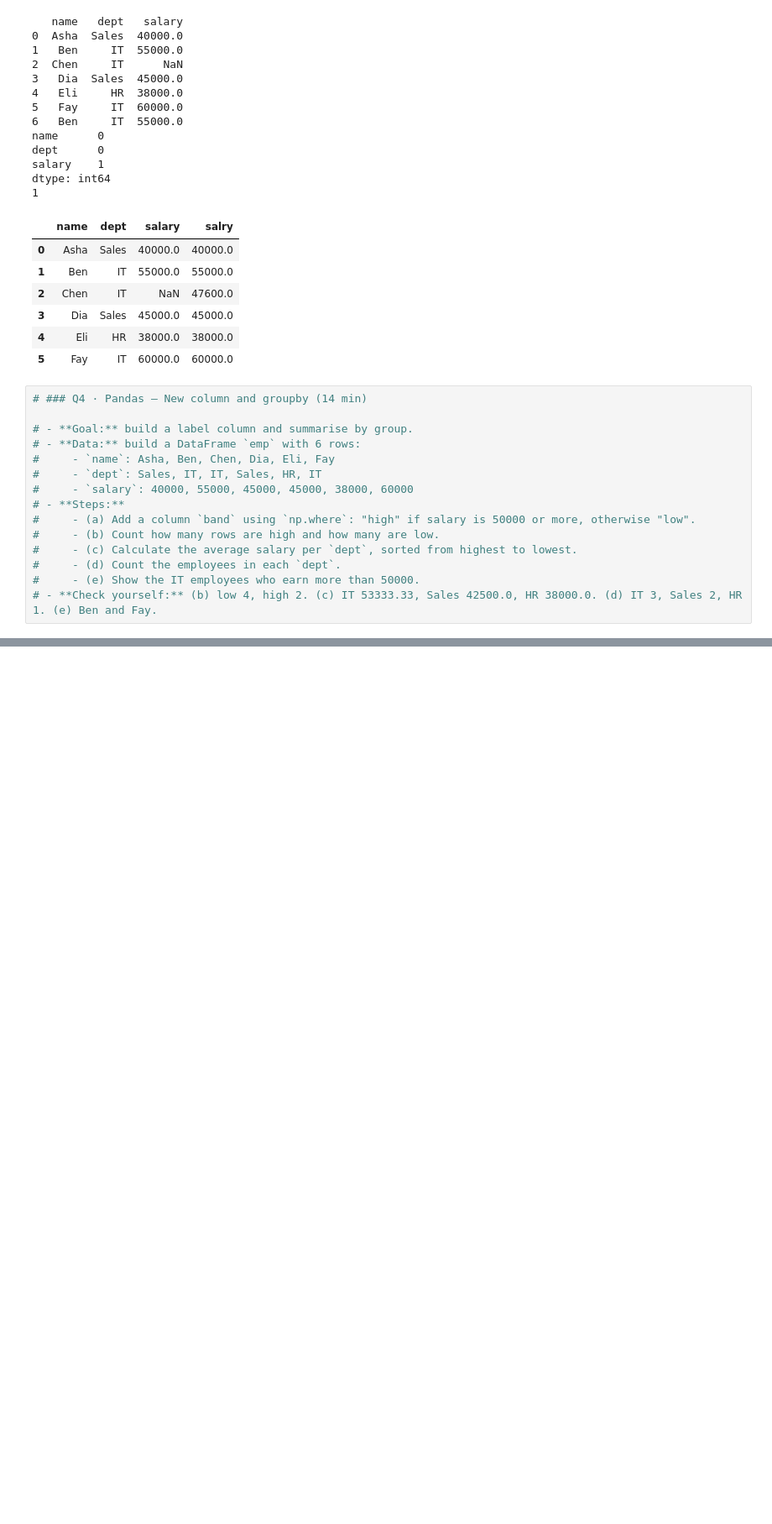
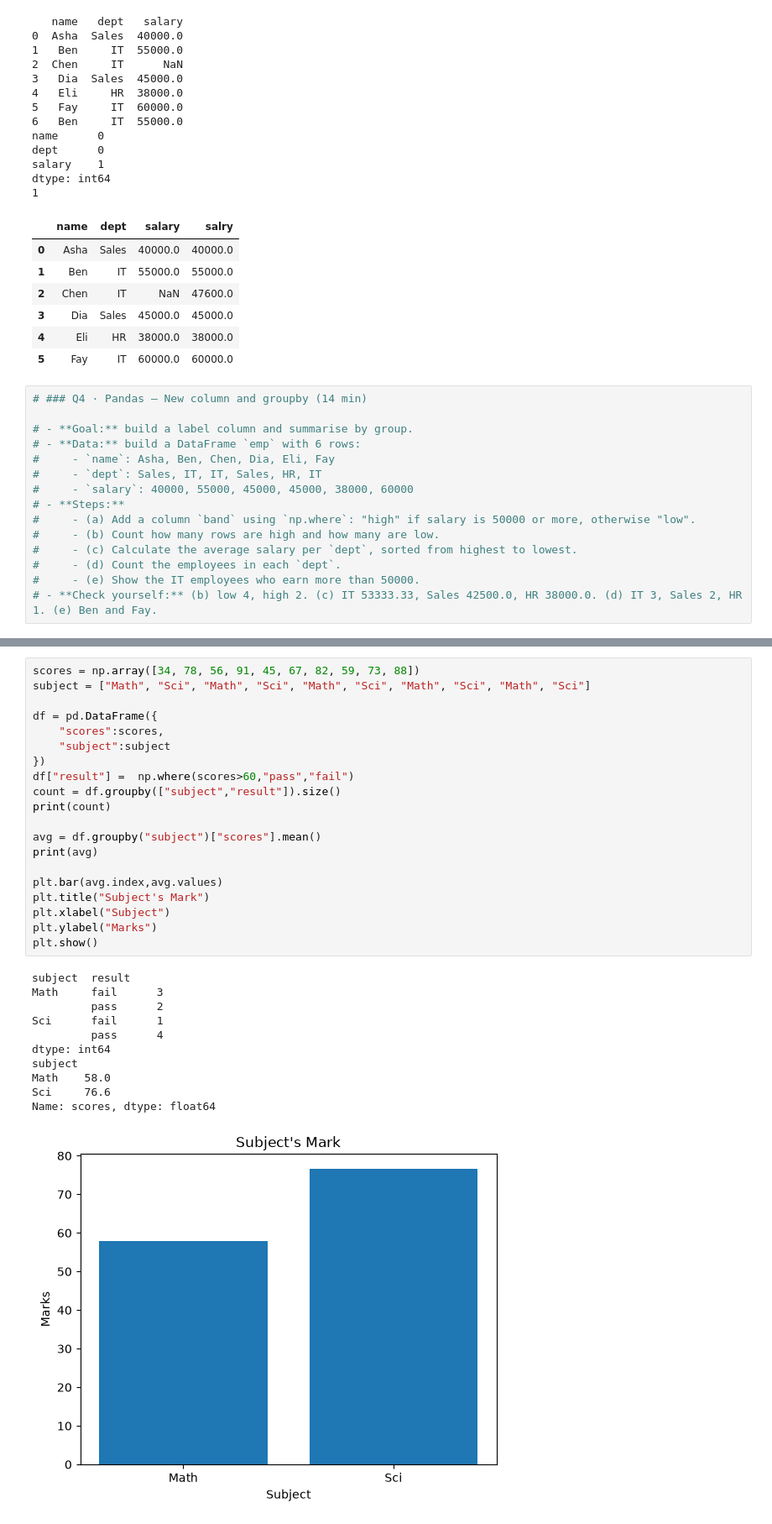
Before and after one commit to fayaspsulfikkar/daily-ml-practice, a Jupyter notebook: Learning/Week3/final_practicing_2.ipynb, the cells around one changed output, grey strips where cells are left out. Shown at 84% size. Cells and saved outputs as stored; diff of their text form; blank space fills up the shorter version.

```diff
--- a/Learning/Week3/final_practicing_2.ipynb
+++ b/Learning/Week3/final_practicing_2.ipynb
@@ -429,0 +548,32 @@ dtype: int64
+# %%
+scores = np.array([34, 78, 56, 91, 45, 67, 82, 59, 73, 88])
+subject = ["Math", "Sci", "Math", "Sci", "Math", "Sci", "Math", "Sci", "Math", "Sci"]
+
+df = pd.DataFrame({
+    "scores":scores,
+    "subject":subject
+})
+df["result"] =  np.where(scores>60,"pass","fail")
+count = df.groupby(["subject","result"]).size()
+print(count)
+
+avg = df.groupby("subject")["scores"].mean()
+print(avg)
+
+plt.bar(avg.index,avg.values)
+plt.title("Subject's Mark")
+plt.xlabel("Subject")
+plt.ylabel("Marks")
+plt.show()
+# %% [output]
+subject  result
+Math     fail      3
+         pass      2
+Sci      fail      1
+         pass      4
+dtype: int64
+subject
+Math    58.0
+Sci     76.6
+Name: scores, dtype: float64
+[figure, added]
```
Also changed, not shown: parts of 7 cells of this notebook, 1 other file.
